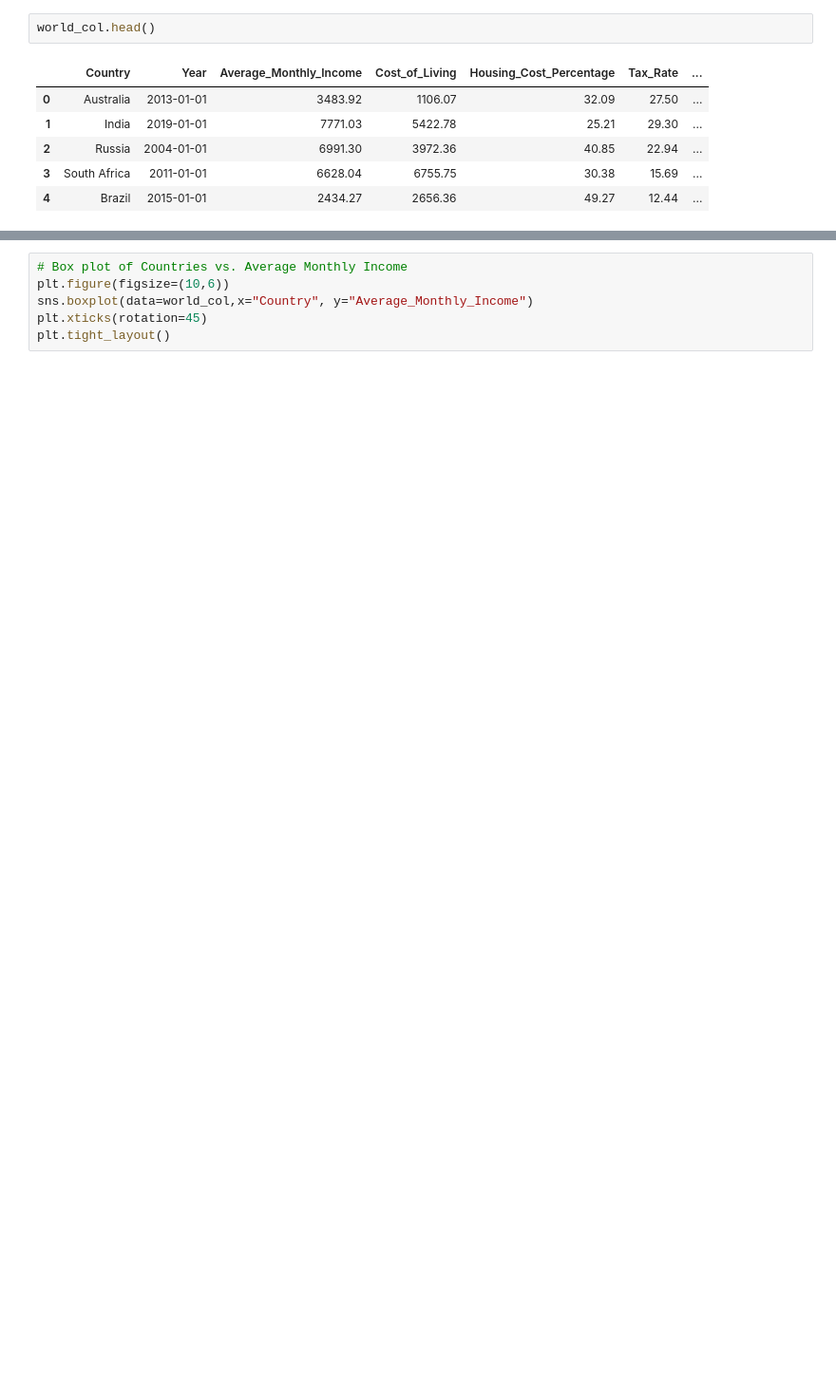
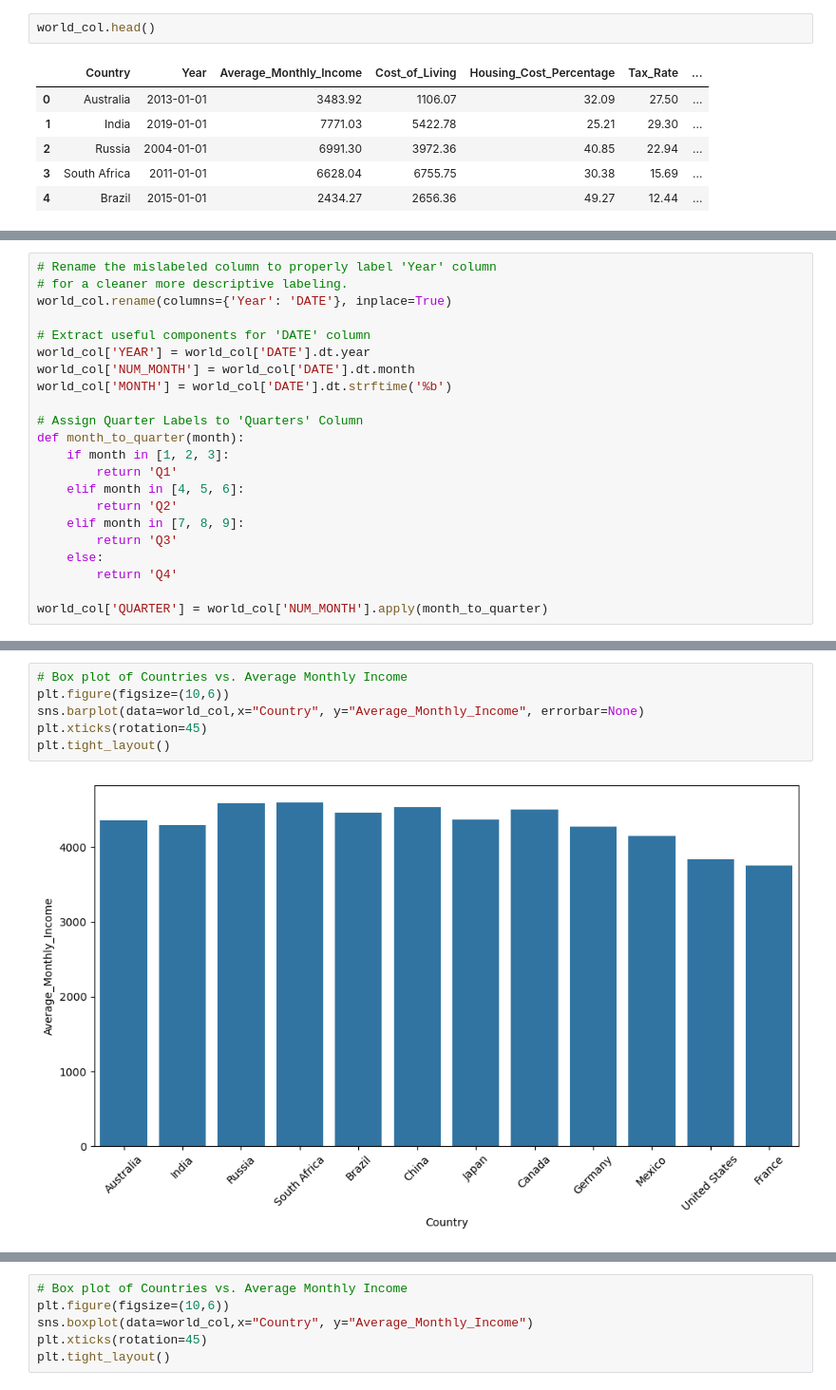
Before and after one commit to szhagnay/Cohort-A-Econ, a Jupyter notebook: notebooks/Fari_eda.ipynb, the cells around one changed output, grey strips where cells are left out. Shown at 95% size. Cells and saved outputs as stored; diff of their text form; blank space fills up the shorter version.

Commit message:
Added QUARTER, MONTH, NUM_MONTH, DATE columns., EDA, and Merged two tables on QUARTER column

```diff
--- a/notebooks/Fari_eda.ipynb
+++ b/notebooks/Fari_eda.ipynb
@@ -49,3 +51,25 @@ world_col.describe()
 | 75% | 2018-01-01 00:00:00 | 6233.757500 | 5265.96750 | 42.567500 | 30.905000 | 22.42750 | ... |
 | max | 2023-01-01 00:00:00 | 7984.510000 | 6996.13000 | 49.950000 | 39.920000 | 29.84000 | ... |
 | std | NaN | 2179.217333 | 1922.16053 | 8.657032 | 10.025412 | 8.81321 | ... |
+# %%
+# Rename the mislabeled column to properly label 'Year' column
+# for a cleaner more descriptive labeling.
+world_col.rename(columns={'Year': 'DATE'}, inplace=True)
+
+# Extract useful components for 'DATE' column
+world_col['YEAR'] = world_col['DATE'].dt.year
+world_col['NUM_MONTH'] = world_col['DATE'].dt.month
+world_col['MONTH'] = world_col['DATE'].dt.strftime('%b')
+
+# Assign Quarter Labels to 'Quarters' Column
+def month_to_quarter(month):
+    if month in [1, 2, 3]:
+        return 'Q1'
+    elif month in [4, 5, 6]:
+        return 'Q2'
+    elif month in [7, 8, 9]:
+        return 'Q3'
+    else:
+        return 'Q4'
+
+world_col['QUARTER'] = world_col['NUM_MONTH'].apply(month_to_quarter)
@@ -51,0 +171,8 @@ world_col.describe()
+# %%
+# Box plot of Countries vs. Average Monthly Income
+plt.figure(figsize=(10,6))
+sns.barplot(data=world_col,x="Country", y="Average_Monthly_Income", errorbar=None)
+plt.xticks(rotation=45)
+plt.tight_layout()
+# %% [output]
+[figure, added]
```
Also changed, not shown: parts of 18 cells of this notebook.
